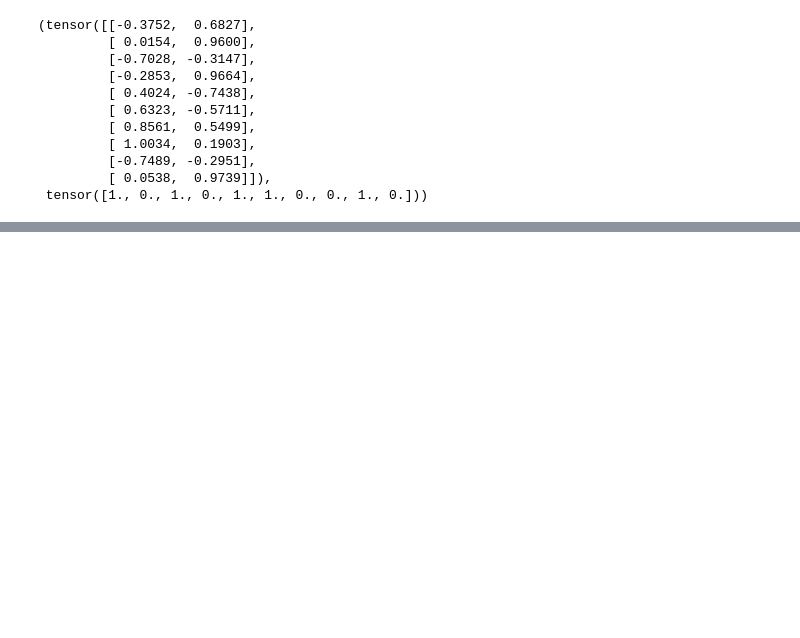
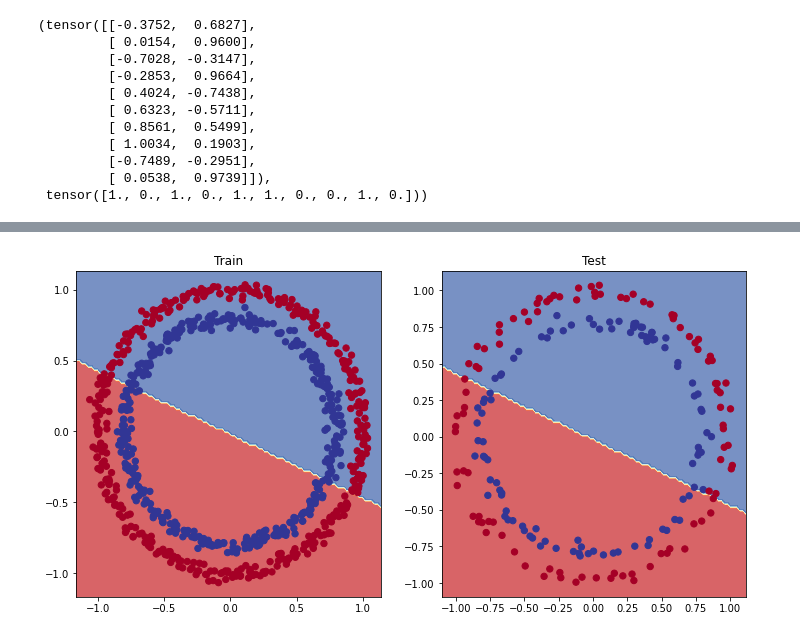
Before and after one commit to nipunikajain/DeepLearning1, a Jupyter notebook: 02_Neural_Network_Classification_with_PyTorch.ipynb, the cells around one changed output, grey strips where cells are left out. Cells and saved outputs as stored; diff of their text form; code cells hidden in the pictures; blank space fills up the shorter version.

```diff
--- a/02_Neural_Network_Classification_with_PyTorch.ipynb
+++ b/02_Neural_Network_Classification_with_PyTorch.ipynb
@@ -265,0 +278,14 @@ As a reminder, the loss function measures how wrong your model's predictions are
+# %%
+ # Setup the loss function
+# loss_fn = nn.BCELoss() # requires inputs to have gone through the sigmiod activation function prior to input to BCELoss
+loss_fn = nn.BCEWithLogitsLoss() # this has sigmoid activation function built-in
+
+optimizer = torch.optim.SGD(params=model_0.parameters(),
+                            lr = 0.1)
+# %%
+# Calculate accuracy - out of 100 examples what % does our model get right?
+
+def accuracy_fn(y_true,y_pred):
+  correct = torch.eq(y_true,y_pred).sum().item()
+  acc = (correct/len(y_pred)) * 100
+  return acc
@@ -265,0 +308,7 @@ As a reminder, the loss function measures how wrong your model's predictions are
+# %%
+# View the first 5 outputs of forward pass on the test data
+
+model_0.eval()
+with torch.inference_mode():
+  y_logits = model_0(X_test.to(device))[:5]
+y_logits # the output below is in the form of logic which is like a raw output which needs to be further fed to an activation function
@@ -265,0 +485,13 @@ As a reminder, the loss function measures how wrong your model's predictions are
+# %%
+# plot decisio0n boundary of the model
+
+plt.figure(figsize=(12,6))
+plt.subplot(1,2,1)
+plt.title("Train")
+plot_decision_boundary(model_0,X_train,y_train)
+
+plt.subplot(1,2,2)
+plt.title("Test")
+plot_decision_boundary(model_0,X_test,y_test)
+# %% [output]
+[figure, added]
```
Also changed, not shown: parts of 21 cells of this notebook.
